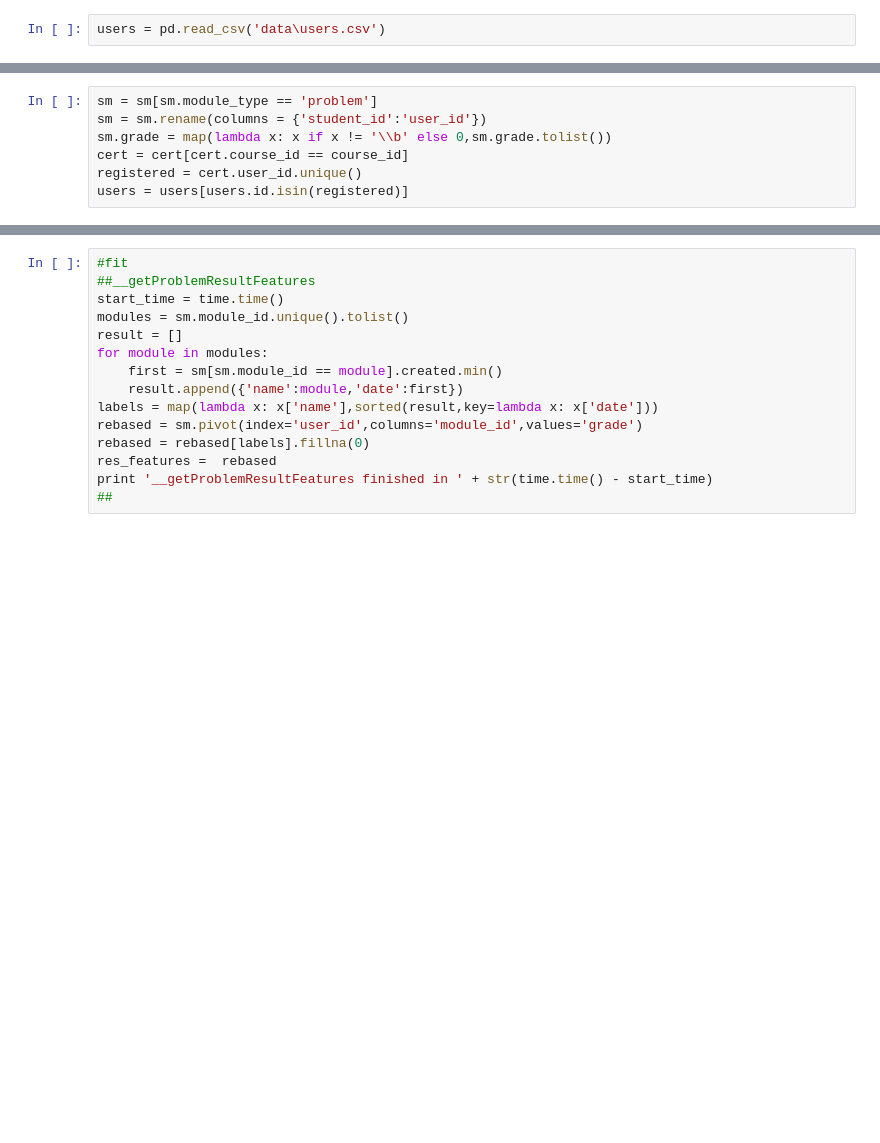
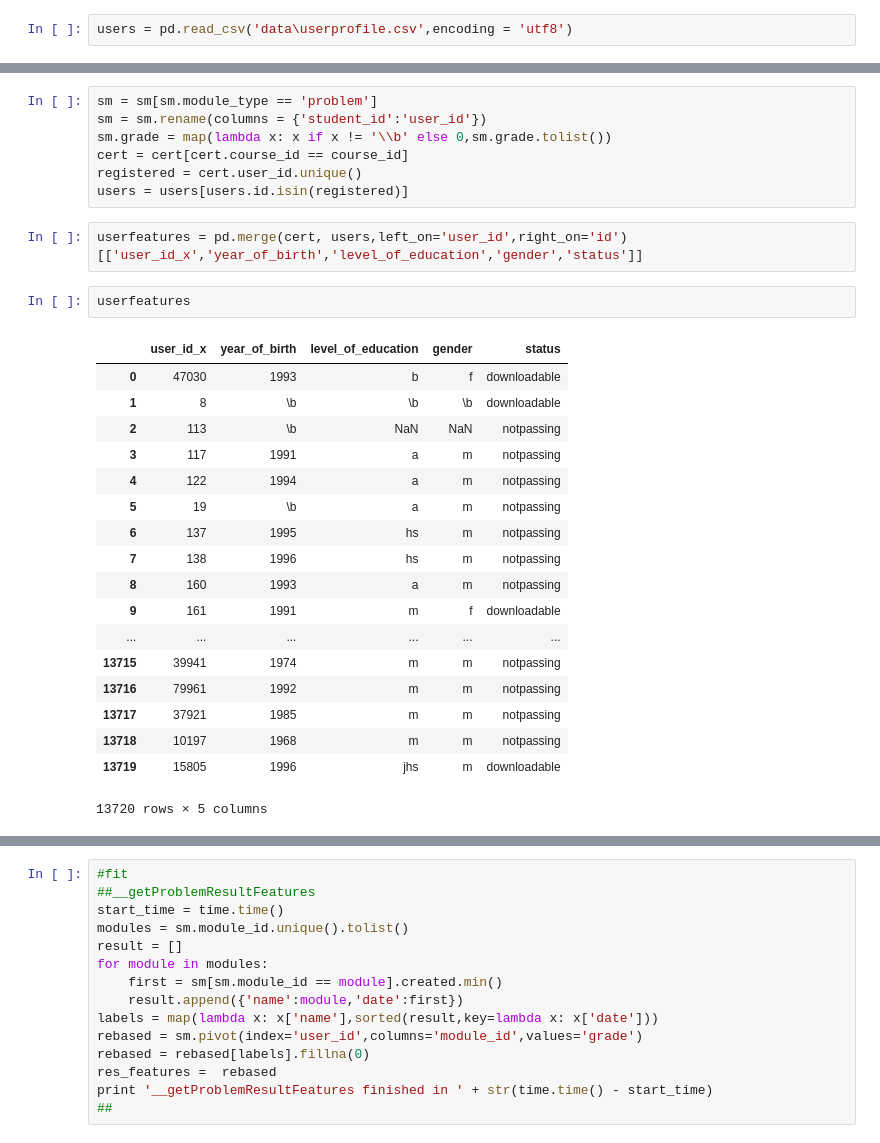
Before and after one commit to brainiacOnly/PrometheusAnalyst, a Jupyter notebook: CurrentProcess.ipynb, the cells around one changed output, grey strips where cells are left out. Saved outputs shown, nothing was run; the diff lists cells and outputs as text; blank space fills up the shorter version.

```diff
--- a/CurrentProcess.ipynb
+++ b/CurrentProcess.ipynb
@@ -12,7 +19,7 @@ course_id = 'KNU/101/2014_T2'
 user_id = 50444
 sm = pd.read_csv('data\courseware_studentmodule.csv')
 # %%
-users = pd.read_csv('data\users.csv')
+users = pd.read_csv('data\userprofile.csv',encoding = 'utf8')
 # %%
 cert = pd.read_csv('data\certificates_generatedcertificate.csv')
 # %%
@@ -24,3 +31,26 @@ sm.grade = map(lambda x: x if x != '\\b' else 0,sm.grade.tolist())
 cert = cert[cert.course_id == course_id]
 registered = cert.user_id.unique()
 users = users[users.id.isin(registered)]
+# %%
+userfeatures = pd.merge(cert, users,left_on='user_id',right_on='id')[['user_id_x','year_of_birth','level_of_education','gender','status']]
+# %%
+userfeatures
+# %% [output]
+|  | user_id_x | year_of_birth | level_of_education | gender | status |
+| 0 | 47030 | 1993 | b | f | downloadable |
+| 1 | 8 | \b | \b | \b | downloadable |
+| 2 | 113 | \b | NaN | NaN | notpassing |
+| 3 | 117 | 1991 | a | m | notpassing |
+| 4 | 122 | 1994 | a | m | notpassing |
+| 5 | 19 | \b | a | m | notpassing |
+| 6 | 137 | 1995 | hs | m | notpassing |
+| 7 | 138 | 1996 | hs | m | notpassing |
+| 8 | 160 | 1993 | a | m | notpassing |
+| 9 | 161 | 1991 | m | f | downloadable |
+| ... | ... | ... | ... | ... | ... |
+| 13715 | 39941 | 1974 | m | m | notpassing |
+| 13716 | 79961 | 1992 | m | m | notpassing |
+| 13717 | 37921 | 1985 | m | m | notpassing |
+| 13718 | 10197 | 1968 | m | m | notpassing |
+| 13719 | 15805 | 1996 | jhs | m | downloadable |
+13720 rows × 5 columns
```
Also changed, not shown: parts of 22 cells of this notebook, 9 other files.
